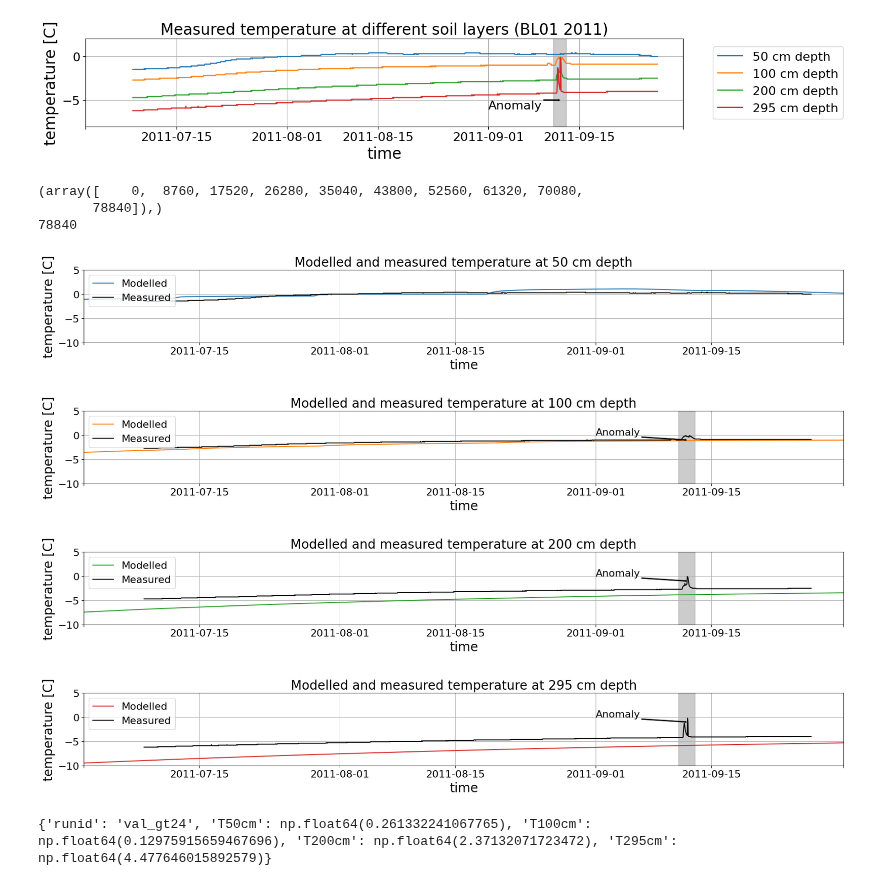
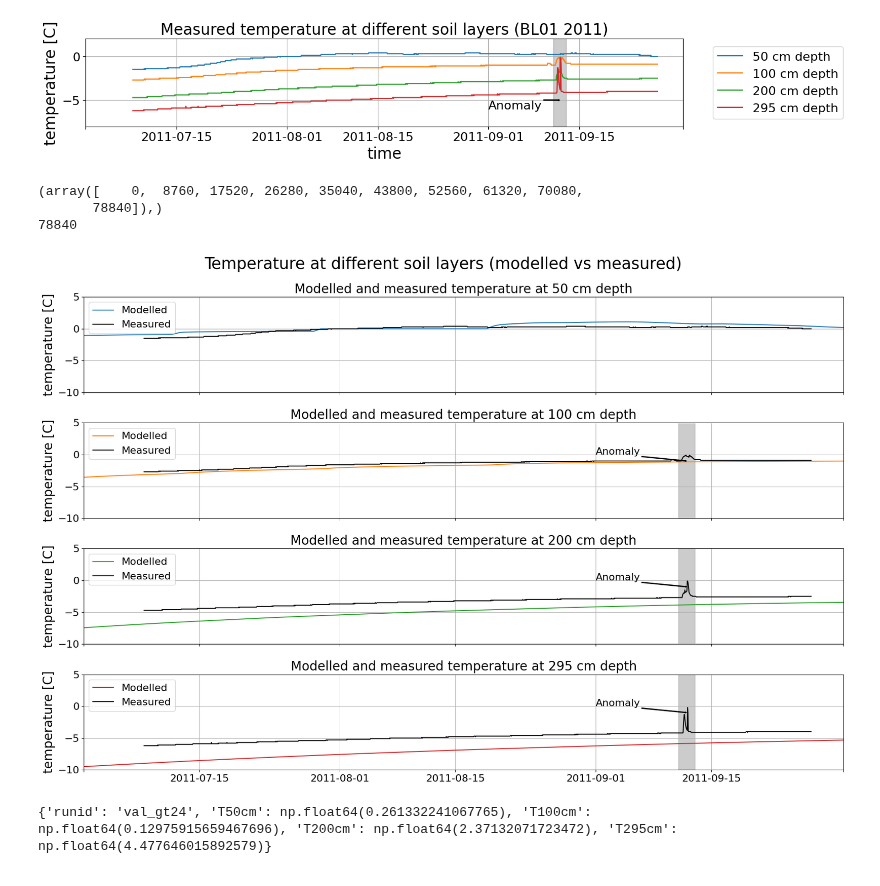
Before and after one commit to khdebruijn/thermo-morphological-model, a Jupyter notebook: validation/ground_temperature_calibration.ipynb, the cells around one changed output. Saved outputs shown, nothing was run; the diff lists cells and outputs as text; code cells hidden in the pictures.

Commit message:
figures

```diff
--- a/validation/ground_temperature_calibration.ipynb
+++ b/validation/ground_temperature_calibration.ipynb
@@ -231,15 +231,15 @@ fig.show()
 # %% [output]
 [figure]
 # %%
-fig1, ax1 = plt.subplots(figsize=(18, 3))
-fig2, ax2 = plt.subplots(figsize=(18, 3))
-fig3, ax3 = plt.subplots(figsize=(18, 3))
-fig4, ax4 = plt.subplots(figsize=(18, 3))
+# fig1, ax1 = plt.subplots(figsize=(18, 3))
+# fig2, ax2 = plt.subplots(figsize=(18, 3))
+# fig3, ax3 = plt.subplots(figsize=(18, 3))
+# fig4, ax4 = plt.subplots(figsize=(18, 3))
 
 
-# fig, axs = plt.subplots(4, 1, figsize=(18, 12), sharex=True)
+fig, axs = plt.subplots(4, 1, figsize=(18, 12), sharex=True)
 
-# ax1, ax2, ax3, ax4 = axs
+ax1, ax2, ax3, ax4 = axs
 
 start_last_year_indices = np.max(np.nonzero(df_gt2.time.values == pd.to_datetime("2011-01-01")))
 print(np.nonzero(df_gt2.time.values == pd.to_datetime("2011-01-01")))
@@ -283,47 +283,46 @@ for ax in [ax1, ax2, ax3, ax4]:
         pd.to_datetime("2011-8-15"),
         pd.to_datetime("2011-9-01"),
         pd.to_datetime("2011-9-15"),
 
         pd.to_datetime("2011-10-01"),
 
     ],
     [
         None,
         "2011-07-15",
         "2011-08-01",
         "2011-08-15",
         "2011-09-01",
         "2011-09-15",
         None
     ]
     )
 
     ax.legend(loc='upper left')
-    ax.set_xlabel('time')
+    # ax.set_xlabel('time')
     ax.set_ylabel('temperature [C]')
     ax.grid()
 
-# fig.suptitle("Temperature at different soil layers (modelled vs measured)")
+fig.suptitle("Temperature at different soil layers (modelled vs measured)")
+fig.tight_layout()
+fig.savefig(os.path.join(save_path, 'rmse_validation_a.png'), bbox_inches='tight', facecolor='white', transparent=False)
 
-fig1.tight_layout()
-fig2.tight_layout()
-fig3.tight_layout()
-fig4.tight_layout()
+# fig1.tight_layout()
+# fig2.tight_layout()
+# fig3.tight_layout()
+# fig4.tight_layout()
 
-fig1.savefig(os.path.join(save_path, 'rmse_validation_a1.png'), bbox_inches='tight', facecolor='white', transparent=False)
-fig2.savefig(os.path.join(save_path, 'rmse_validation_a2.png'), bbox_inches='tight', facecolor='white', transparent=False)
-fig3.savefig(os.path.join(save_path, 'rmse_validation_a3.png'), bbox_inches='tight', facecolor='white', transparent=False)
-fig4.savefig(os.path.join(save_path, 'rmse_validation_a4.png'), bbox_inches='tight', facecolor='white', transparent=False)
+# fig1.savefig(os.path.join(save_path, 'rmse_validation_a1.png'), bbox_inches='tight', facecolor='white', transparent=False)
+# fig2.savefig(os.path.join(save_path, 'rmse_validation_a2.png'), bbox_inches='tight', facecolor='white', transparent=False)
+# fig3.savefig(os.path.join(save_path, 'rmse_validation_a3.png'), bbox_inches='tight', facecolor='white', transparent=False)
+# fig4.savefig(os.path.join(save_path, 'rmse_validation_a4.png'), bbox_inches='tight', facecolor='white', transparent=False)
 
 # fig.show()
 # %% [output]
 (array([    0,  8760, 17520, 26280, 35040, 43800, 52560, 61320, 70080,
        78840]),)
 78840
-[figure, old version]
+[figure, new version]
-[figure, removed]
-[figure, removed]
-[figure, removed]
 # %%
 def compute_RMSE(run_id, df_val_data):
 
```
Also changed, not shown: 3 other files.
